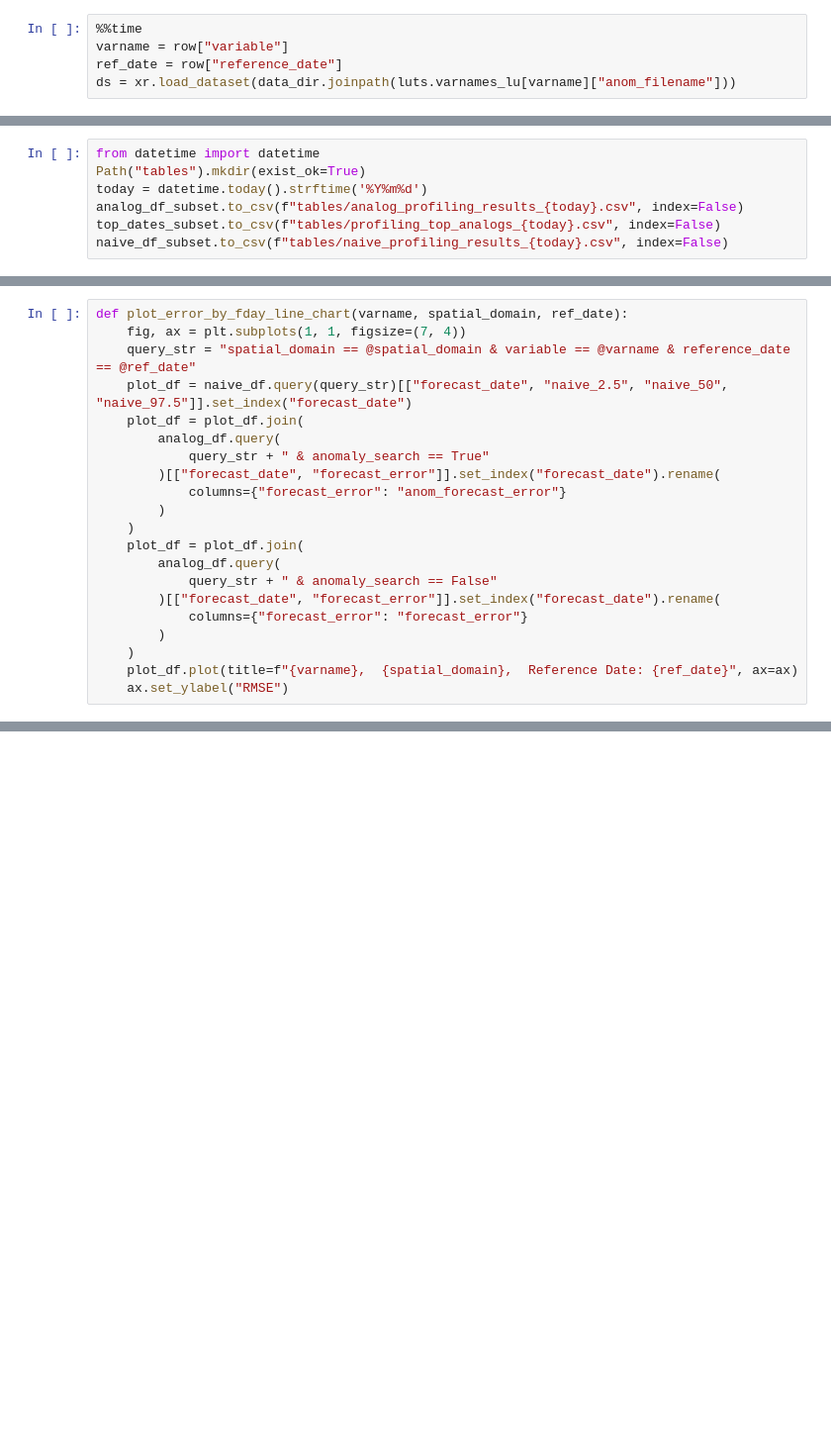
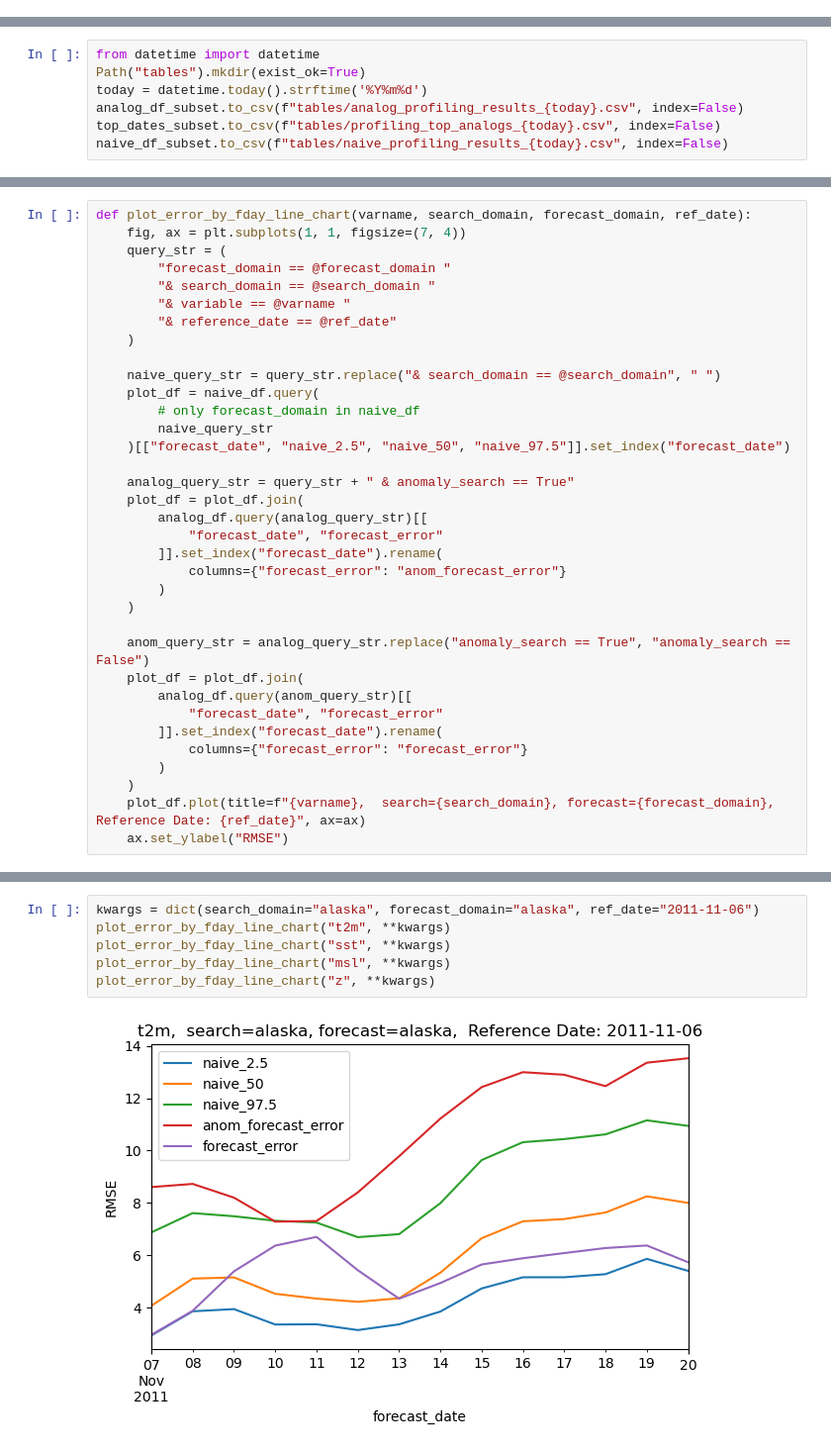
Before and after one commit to ua-snap/analog-forecast, a Jupyter notebook: skill_profiling/Nome_storm_dates_analysis.ipynb, the cells around one changed output, grey strips where cells are left out. Shown at 99% size. Drawn from its saved outputs; the diff is of its cells as text; blank space fills up the shorter version.

```diff
--- a/skill_profiling/Nome_storm_dates_analysis.ipynb
+++ b/skill_profiling/Nome_storm_dates_analysis.ipynb
@@ -51,5 +34,0 @@ Load the ERA5 data that we will use to search and generate forecasts:
-# %%
-%%time
-varname = row["variable"]
-ref_date = row["reference_date"]
-ds = xr.load_dataset(data_dir.joinpath(luts.varnames_lu[varname]["anom_filename"]))
@@ -333,21 +171,35 @@ Generate some line charts of error over time for a variety of combinations:
 # %%
-def plot_error_by_fday_line_chart(varname, spatial_domain, ref_date):
+def plot_error_by_fday_line_chart(varname, search_domain, forecast_domain, ref_date):
     fig, ax = plt.subplots(1, 1, figsize=(7, 4))
-    query_str = "spatial_domain == @spatial_domain & variable == @varname & reference_date == @ref_date"
-    plot_df = naive_df.query(query_str)[["forecast_date", "naive_2.5", "naive_50", "naive_97.5"]].set_index("forecast_date")
+    query_str = (
+        "forecast_domain == @forecast_domain "
+        "& search_domain == @search_domain "
+        "& variable == @varname "
+        "& reference_date == @ref_date"
+    )
+
+    naive_query_str = query_str.replace("& search_domain == @search_domain", " ")
+    plot_df = naive_df.query(
+        # only forecast_domain in naive_df
+        naive_query_str
+    )[["forecast_date", "naive_2.5", "naive_50", "naive_97.5"]].set_index("forecast_date")
+
+    analog_query_str = query_str + " & anomaly_search == True"
     plot_df = plot_df.join(
-        analog_df.query(
-            query_str + " & anomaly_search == True"
-        )[["forecast_date", "forecast_error"]].set_index("forecast_date").rename(
+        analog_df.query(analog_query_str)[[
+            "forecast_date", "forecast_error"
+        ]].set_index("forecast_date").rename(
             columns={"forecast_error": "anom_forecast_error"}
         )
     )
+
+    anom_query_str = analog_query_str.replace("anomaly_search == True", "anomaly_search == False")
     plot_df = plot_df.join(
-        analog_df.query(
-            query_str + " & anomaly_search == False"
-        )[["forecast_date", "forecast_error"]].set_index("forecast_date").rename(
+        analog_df.query(anom_query_str)[[
+            "forecast_date", "forecast_error"
+        ]].set_index("forecast_date").rename(
             columns={"forecast_error": "forecast_error"}
         )
     )
-    plot_df.plot(title=f"{varname},  {spatial_domain},  Reference Date: {ref_date}", ax=ax)
+    plot_df.plot(title=f"{varname},  search={search_domain}, forecast={forecast_domain},  Reference Date: {ref_date}", ax=ax)
     ax.set_ylabel("RMSE")
@@ -373,0 +208,8 @@ plot_error_by_fday_line_chart("sst", "panarctic", "2011-11-06")
+# %%
+kwargs = dict(search_domain="alaska", forecast_domain="alaska", ref_date="2011-11-06")
+plot_error_by_fday_line_chart("t2m", **kwargs)
+plot_error_by_fday_line_chart("sst", **kwargs)
+plot_error_by_fday_line_chart("msl", **kwargs)
+plot_error_by_fday_line_chart("z", **kwargs)
+# %% [output]
+[figure, added]
```
Also changed, not shown: parts of 40 cells of this notebook, 1 other file.
